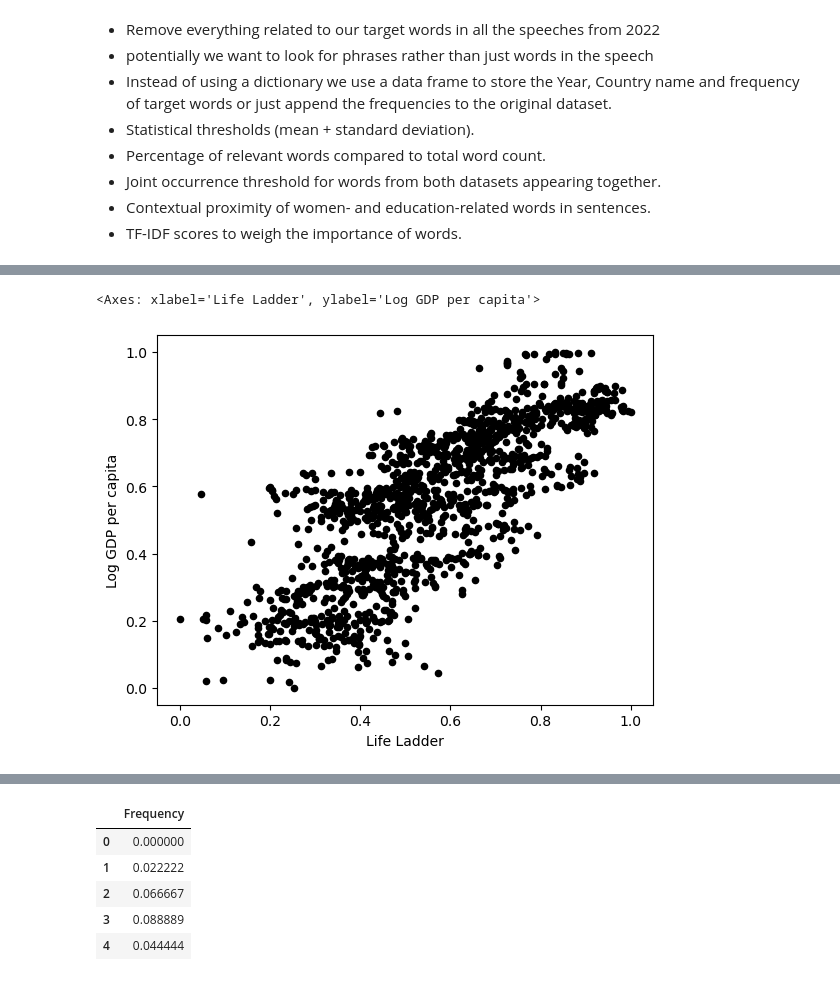
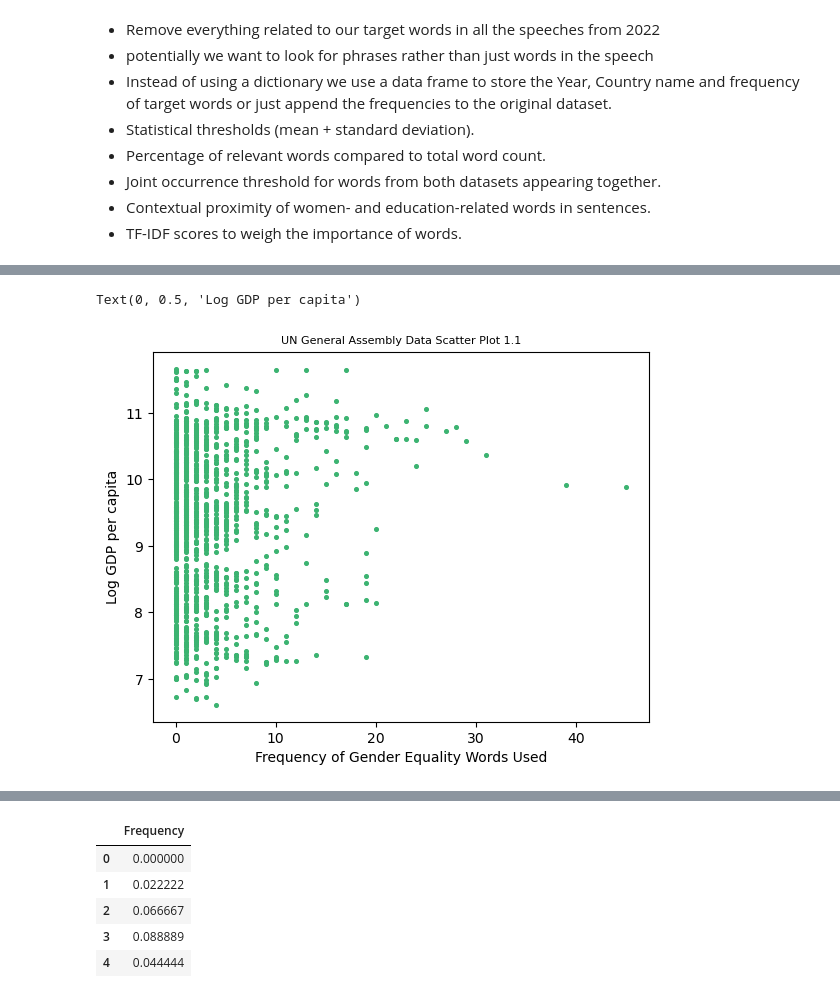
Before and after one commit to KonstantinidouCh/UN-Female-Education, a Jupyter notebook: notebooks/Exploratory Question.ipynb, the cells around one changed output, grey strips where cells are left out. Drawn from its saved outputs; the diff is of its cells as text; code cells hidden in the pictures.

Commit message:
updates plots to use for the report

```diff
--- a/notebooks/Exploratory Question.ipynb
+++ b/notebooks/Exploratory Question.ipynb
@@ -443,12 +477,12 @@ train_data = model_df[(model_df['year'] >= 2010) & (model_df['year'] <= 2020)].d
 test_data = model_df[(model_df['year'] == 2023)].dropna()
 
 # lets drop columns so both data frames are easier to read
-train_data = train_data.drop(['Region Name', 'Sub-region Name', 'ISO-alpha3 Code', 'Session', 'Speech', 'Social support',
-                 'Healthy life expectancy at birth', 'Generosity', 'Perceptions of corruption', 'Positive affect',
+train_data = train_data.drop(['Region Name', 'Sub-region Name', 'ISO-alpha3 Code', 'Session', 'Speech',
+                 'Healthy life expectancy at birth', 'Generosity', 'Positive affect',
                  'Negative affect'],axis = 1)
 
-test_data = test_data.drop(['Region Name', 'Sub-region Name', 'ISO-alpha3 Code', 'Session', 'Speech', 'Social support',
-                 'Healthy life expectancy at birth', 'Generosity', 'Perceptions of corruption', 'Positive affect',
+test_data = test_data.drop(['Region Name', 'Sub-region Name', 'ISO-alpha3 Code', 'Session', 'Speech',
+                 'Healthy life expectancy at birth', 'Generosity', 'Positive affect',
                  'Negative affect'],axis = 1)
 
 train_data
@@ -469,12 +502,0 @@ train_data
-# %%
-# we need to transform the columns Life ladder, Log GDP per capita and freq to a 0-1 scale
-# creat an instance of MinMaxScaler
-scaler = MinMaxScaler()
-
-# select the cloumns you want to scale
-columns_to_scale = ['Life Ladder', 'Log GDP per capita', 'Frequency']
-
-# fit and transform the selected columns, and assign them back to the data frame
-train_data[columns_to_scale] = scaler.fit_transform(train_data[columns_to_scale])
-
-train_data
@@ -495,5 +503,9 @@ train_data
 # %%
-train_data.plot.scatter(x="Life Ladder", y="Log GDP per capita",c='black')
+train_data.plot.scatter(x="Frequency", y="Log GDP per capita", s=7, c='mediumseagreen', marker='o')
+# Adding title and labels
+plt.title('UN General Assembly Data Scatter Plot 1.1', fontsize=8)
+plt.xlabel('Frequency of Gender Equality Words Used')
+plt.ylabel('Log GDP per capita')
 # %% [output]
-<Axes: xlabel='Life Ladder', ylabel='Log GDP per capita'>
+Text(0, 0.5, 'Log GDP per capita')
-[figure, old version]
+[figure, new version]
```
Also changed, not shown: parts of 17 cells of this notebook.
